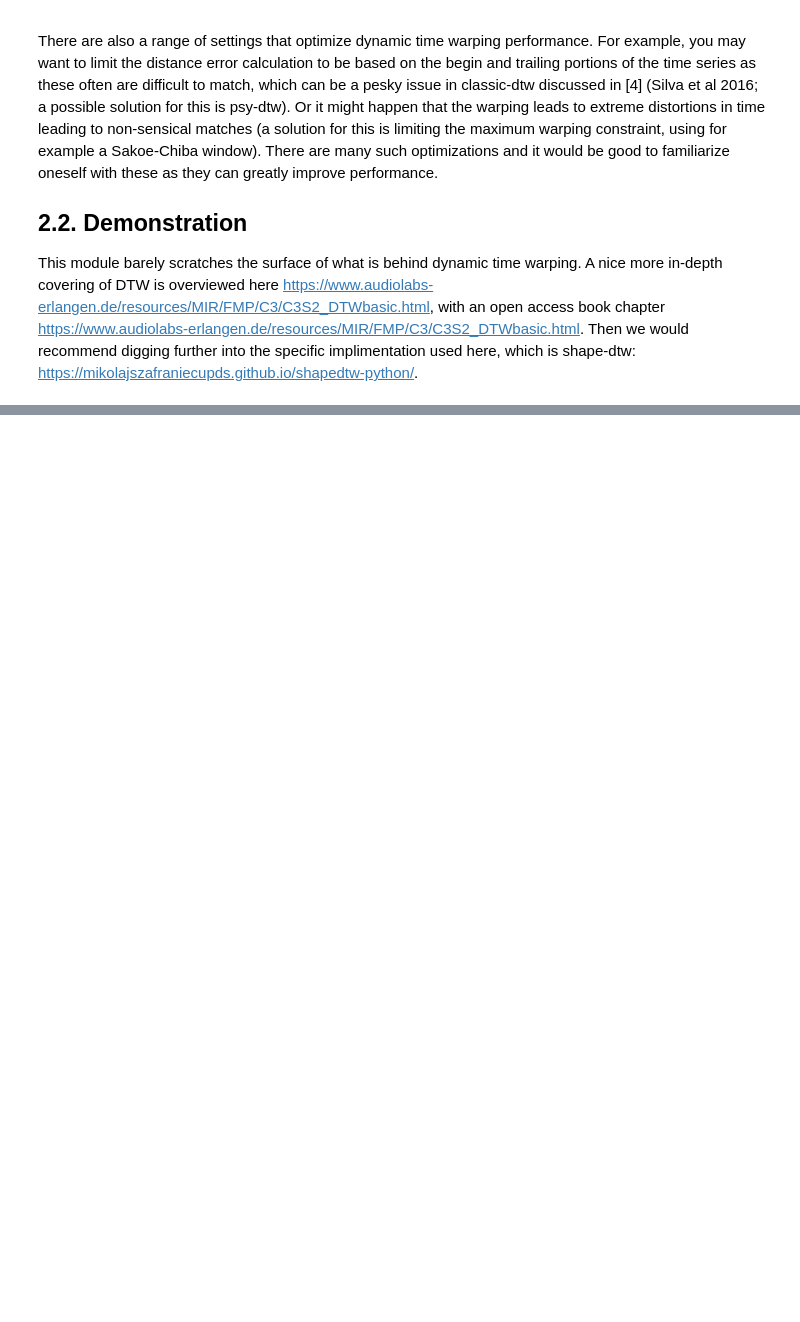
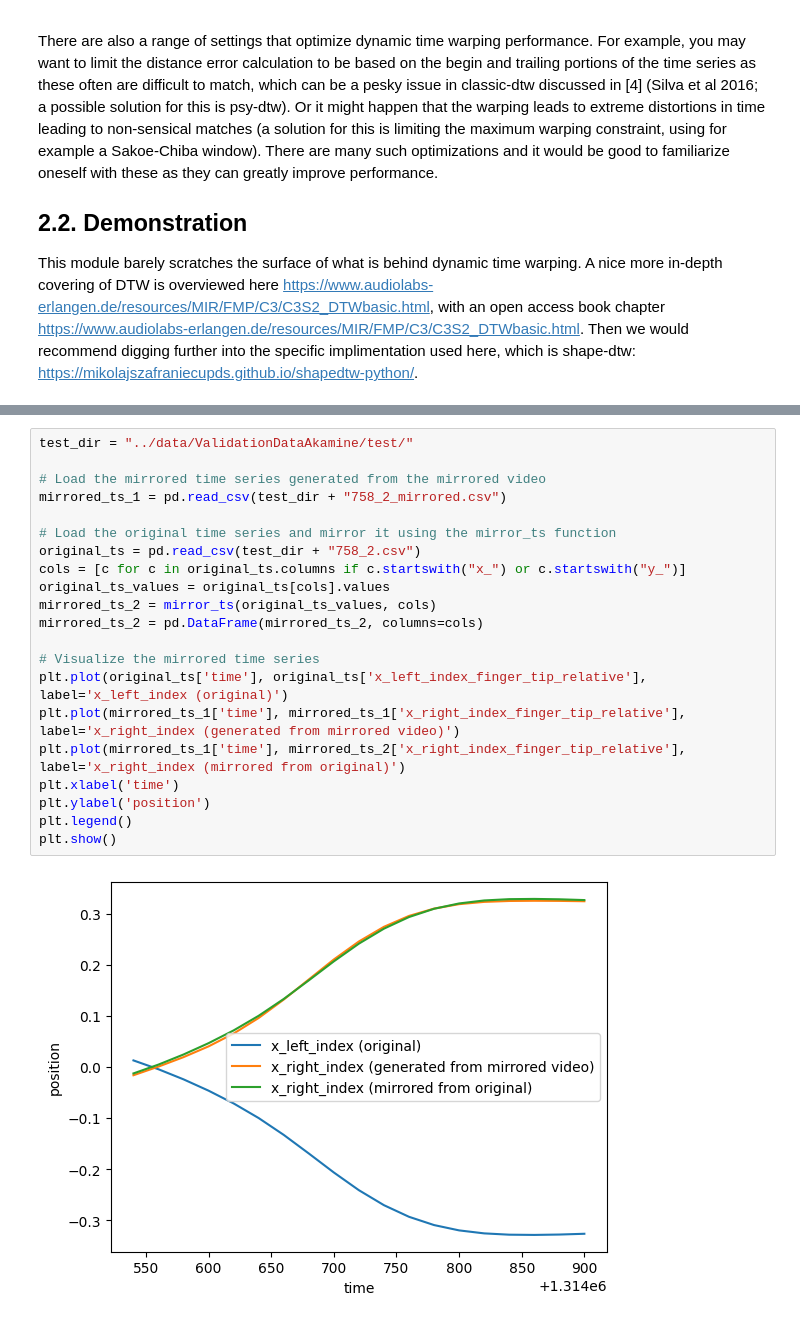
Before and after one commit to ShoAkamine/envisionboxDTW, a Jupyter notebook: Gesture_kinematic_spaces/scripts/dtw_validation.ipynb, the cells around one changed output, grey strips where cells are left out. Saved outputs shown, nothing was run; the diff lists cells and outputs as text; blank space fills up the shorter version.

Commit message:
finalized Akamine validation

```diff
--- a/Gesture_kinematic_spaces/scripts/dtw_validation.ipynb
+++ b/Gesture_kinematic_spaces/scripts/dtw_validation.ipynb
@@ -807,0 +513,23 @@ Akamine et al. (2026)           Pearson r=-0.422 (p=0.000)  Spearman rho=-0.446
+# %%
+test_dir = "../data/ValidationDataAkamine/test/"
+
+# Load the mirrored time series generated from the mirrored video
+mirrored_ts_1 = pd.read_csv(test_dir + "758_2_mirrored.csv")
+
+# Load the original time series and mirror it using the mirror_ts function
+original_ts = pd.read_csv(test_dir + "758_2.csv")
+cols = [c for c in original_ts.columns if c.startswith("x_") or c.startswith("y_")]
+original_ts_values = original_ts[cols].values
+mirrored_ts_2 = mirror_ts(original_ts_values, cols)
+mirrored_ts_2 = pd.DataFrame(mirrored_ts_2, columns=cols)
+
+# Visualize the mirrored time series
+plt.plot(original_ts['time'], original_ts['x_left_index_finger_tip_relative'], label='x_left_index (original)')
+plt.plot(mirrored_ts_1['time'], mirrored_ts_1['x_right_index_finger_tip_relative'], label='x_right_index (generated from mirrored video)')
+plt.plot(mirrored_ts_1['time'], mirrored_ts_2['x_right_index_finger_tip_relative'], label='x_right_index (mirrored from original)')
+plt.xlabel('time')
+plt.ylabel('position')
+plt.legend()
+plt.show()
+# %% [output]
+[figure, added]
```
Also changed, not shown: parts of 28 cells of this notebook, 16 other files.
